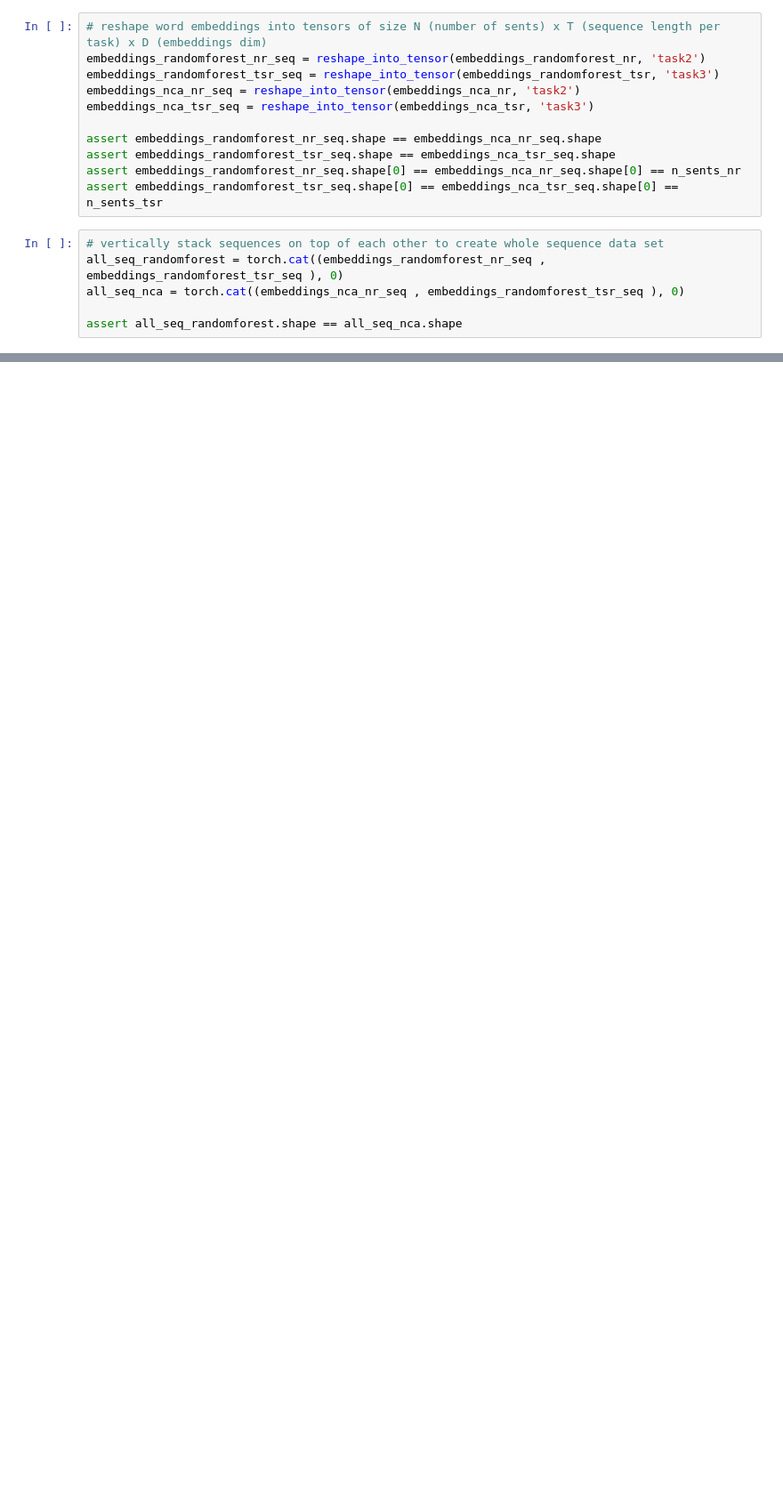
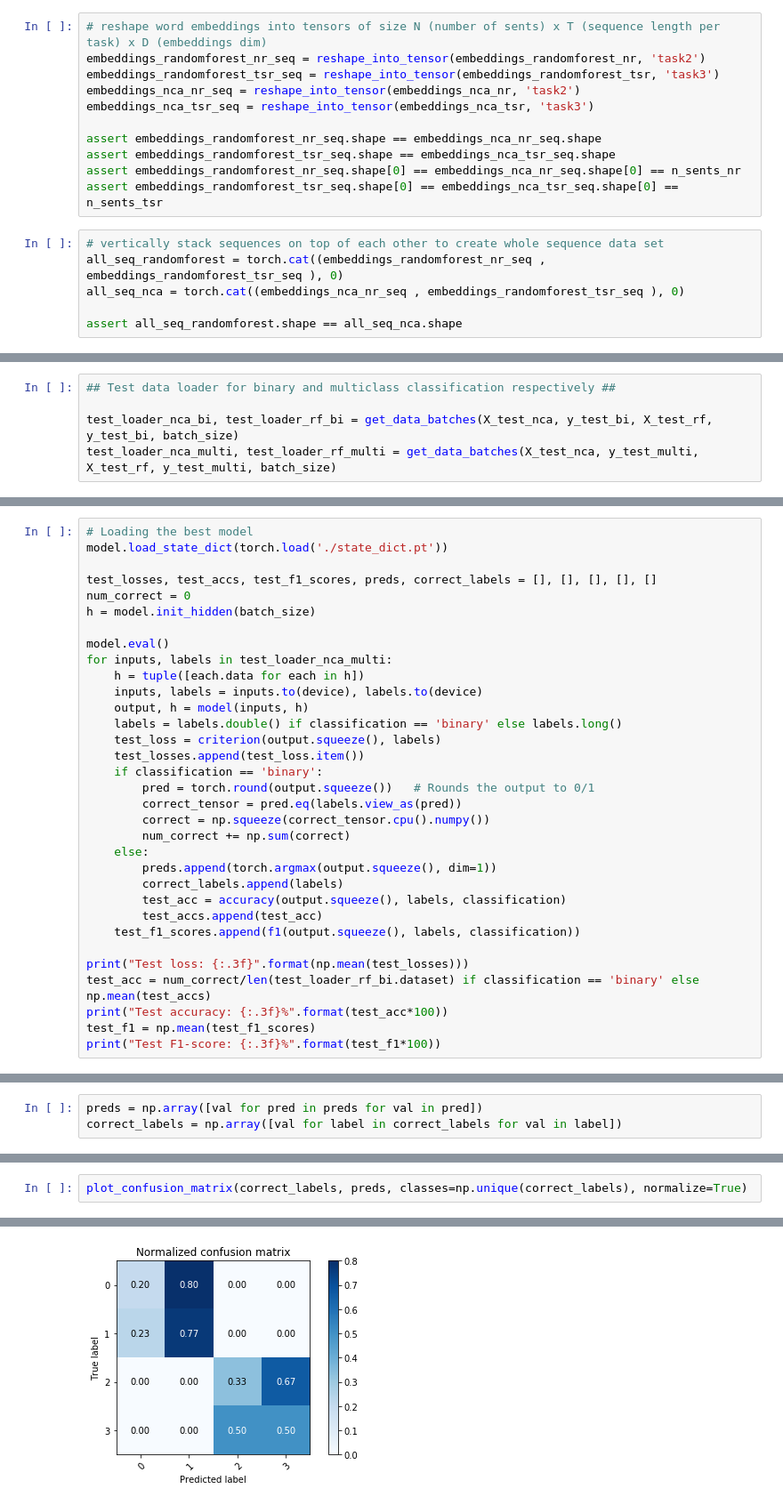
Before and after one commit to PosoSAgapo/NER-with-EEG-and-ET, a Jupyter notebook: task_prediction.ipynb, the cells around one changed output, grey strips where cells are left out. Shown at 89% size. Cells and saved outputs as stored; diff of their text form; blank space fills up the shorter version.

```diff
--- a/task_prediction.ipynb
+++ b/task_prediction.ipynb
@@ -86,2 +153,7 @@ train_loader_nca, val_loader_nca = get_data_batches(X_train_nca, y_train, X_val_
+# %%
+## Test data loader for binary and multiclass classification respectively ##
+
+test_loader_nca_bi, test_loader_rf_bi = get_data_batches(X_test_nca, y_test_bi, X_test_rf, y_test_bi, batch_size)
+test_loader_nca_multi, test_loader_rf_multi = get_data_batches(X_test_nca, y_test_multi, X_test_rf, y_test_multi, batch_size)
 # %%
 # instantiate the model with pre-defined hyperparameters
@@ -181,0 +288,33 @@ import matplotlib.pyplot as plt
+# %%
+# Loading the best model
+model.load_state_dict(torch.load('./state_dict.pt'))
+
+test_losses, test_accs, test_f1_scores, preds, correct_labels = [], [], [], [], []
+num_correct = 0
+h = model.init_hidden(batch_size)
+
+model.eval()
+for inputs, labels in test_loader_nca_multi:
+    h = tuple([each.data for each in h])
+    inputs, labels = inputs.to(device), labels.to(device)
+    output, h = model(inputs, h)
+    labels = labels.double() if classification == 'binary' else labels.long()
+    test_loss = criterion(output.squeeze(), labels)
+    test_losses.append(test_loss.item())
+    if classification == 'binary':
+        pred = torch.round(output.squeeze())   # Rounds the output to 0/1
+        correct_tensor = pred.eq(labels.view_as(pred))
+        correct = np.squeeze(correct_tensor.cpu().numpy())
+        num_correct += np.sum(correct)
+    else:
+        preds.append(torch.argmax(output.squeeze(), dim=1))
+        correct_labels.append(labels)
+        test_acc = accuracy(output.squeeze(), labels, classification)
+        test_accs.append(test_acc)
+    test_f1_scores.append(f1(output.squeeze(), labels, classification))
+
+print("Test loss: {:.3f}".format(np.mean(test_losses)))
+test_acc = num_correct/len(test_loader_rf_bi.dataset) if classification == 'binary' else np.mean(test_accs)
+print("Test accuracy: {:.3f}%".format(test_acc*100))
+test_f1 = np.mean(test_f1_scores)
+print("Test F1-score: {:.3f}%".format(test_f1*100))
@@ -181,0 +325,3 @@ import matplotlib.pyplot as plt
+# %%
+preds = np.array([val for pred in preds for val in pred])
+correct_labels = np.array([val for label in correct_labels for val in label])
@@ -181,0 +341,3 @@ import matplotlib.pyplot as plt
+# %%
+plot_confusion_matrix(correct_labels, preds, classes=np.unique(correct_labels), normalize=True)
+# %% [output]
@@ -181,0 +346 @@ import matplotlib.pyplot as plt
+[figure, added]
```
Also changed, not shown: parts of 25 cells of this notebook, 4 other files.
